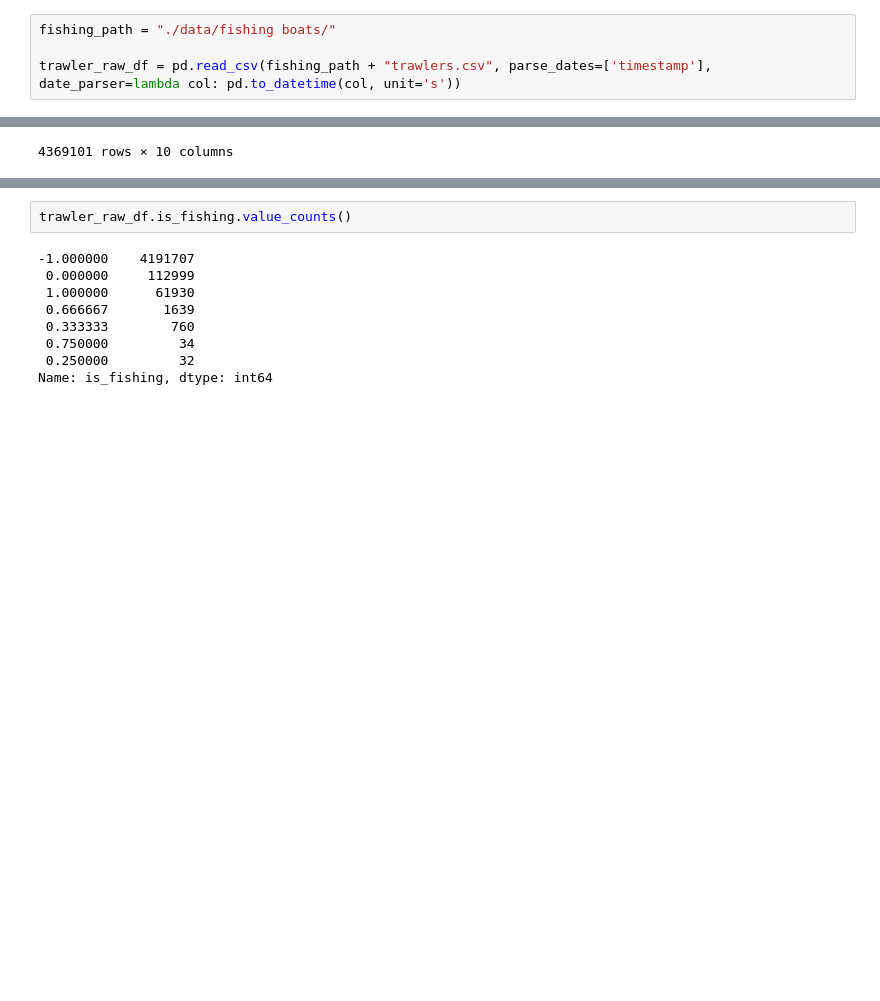
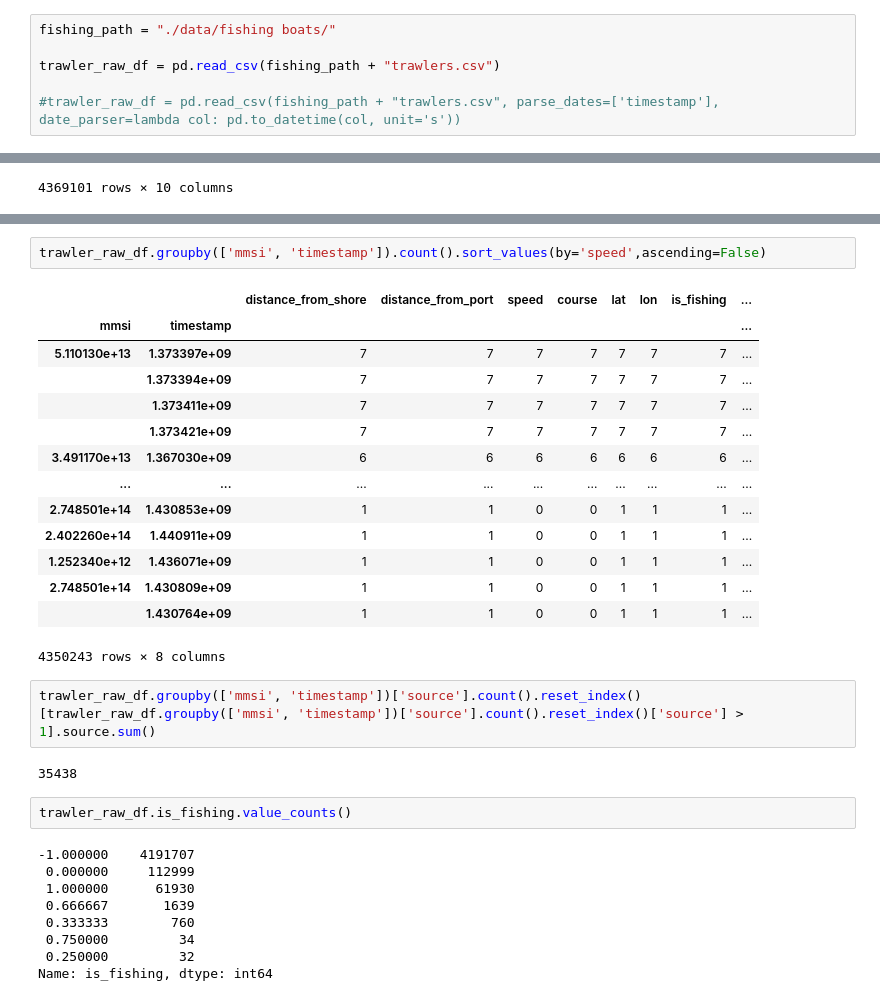
Before and after one commit to KunojiLym/metis_project_3, a Jupyter notebook: eda-fishing-trawler.ipynb, the cells around one changed output, grey strips where cells are left out. Saved outputs shown, nothing was run; the diff lists cells and outputs as text; blank space fills up the shorter version.

```diff
--- a/eda-fishing-trawler.ipynb
+++ b/eda-fishing-trawler.ipynb
@@ -29,7 +29,9 @@ np.set_printoptions(suppress=True) # Suppress scientific notation where possible
 # %%
 fishing_path = "./data/fishing boats/"
 
-trawler_raw_df = pd.read_csv(fishing_path + "trawlers.csv", parse_dates=['timestamp'], date_parser=lambda col: pd.to_datetime(col, unit='s'))
+trawler_raw_df = pd.read_csv(fishing_path + "trawlers.csv")
+
+#trawler_raw_df = pd.read_csv(fishing_path + "trawlers.csv", parse_dates=['timestamp'], date_parser=lambda col: pd.to_datetime(col, unit='s'))
 # %%
 boats_raw_df = pd.read_csv(fishing_path + "fishing-vessels-v1.csv")
 # %%
@@ -67,3 +113,24 @@ trawler_raw_df
+# %%
+trawler_raw_df.groupby(['mmsi', 'timestamp']).count().sort_values(by='speed',ascending=False)
+# %% [output]
+|  |  | distance_from_shore | distance_from_port | speed | course | lat | lon | is_fishing | ... |
+| mmsi | timestamp |  |  |  |  |  |  |  | ... |
+| 5.110130e+13 | 1.373397e+09 | 7 | 7 | 7 | 7 | 7 | 7 | 7 | ... |
+|  | 1.373394e+09 | 7 | 7 | 7 | 7 | 7 | 7 | 7 | ... |
+|  | 1.373411e+09 | 7 | 7 | 7 | 7 | 7 | 7 | 7 | ... |
+|  | 1.373421e+09 | 7 | 7 | 7 | 7 | 7 | 7 | 7 | ... |
+| 3.491170e+13 | 1.367030e+09 | 6 | 6 | 6 | 6 | 6 | 6 | 6 | ... |
+| ... | ... | ... | ... | ... | ... | ... | ... | ... | ... |
+| 2.748501e+14 | 1.430853e+09 | 1 | 1 | 0 | 0 | 1 | 1 | 1 | ... |
+| 2.402260e+14 | 1.440911e+09 | 1 | 1 | 0 | 0 | 1 | 1 | 1 | ... |
+| 1.252340e+12 | 1.436071e+09 | 1 | 1 | 0 | 0 | 1 | 1 | 1 | ... |
+| 2.748501e+14 | 1.430809e+09 | 1 | 1 | 0 | 0 | 1 | 1 | 1 | ... |
+|  | 1.430764e+09 | 1 | 1 | 0 | 0 | 1 | 1 | 1 | ... |
+4350243 rows × 8 columns
+# %%
+trawler_raw_df.groupby(['mmsi', 'timestamp'])['source'].count().reset_index()[trawler_raw_df.groupby(['mmsi', 'timestamp'])['source'].count().reset_index()['source'] > 1].source.sum()
+# %% [output]
+35438
 # %%
 trawler_raw_df.is_fishing.value_counts()
 # %% [output]
```
Also changed, not shown: parts of 15 cells of this notebook.
